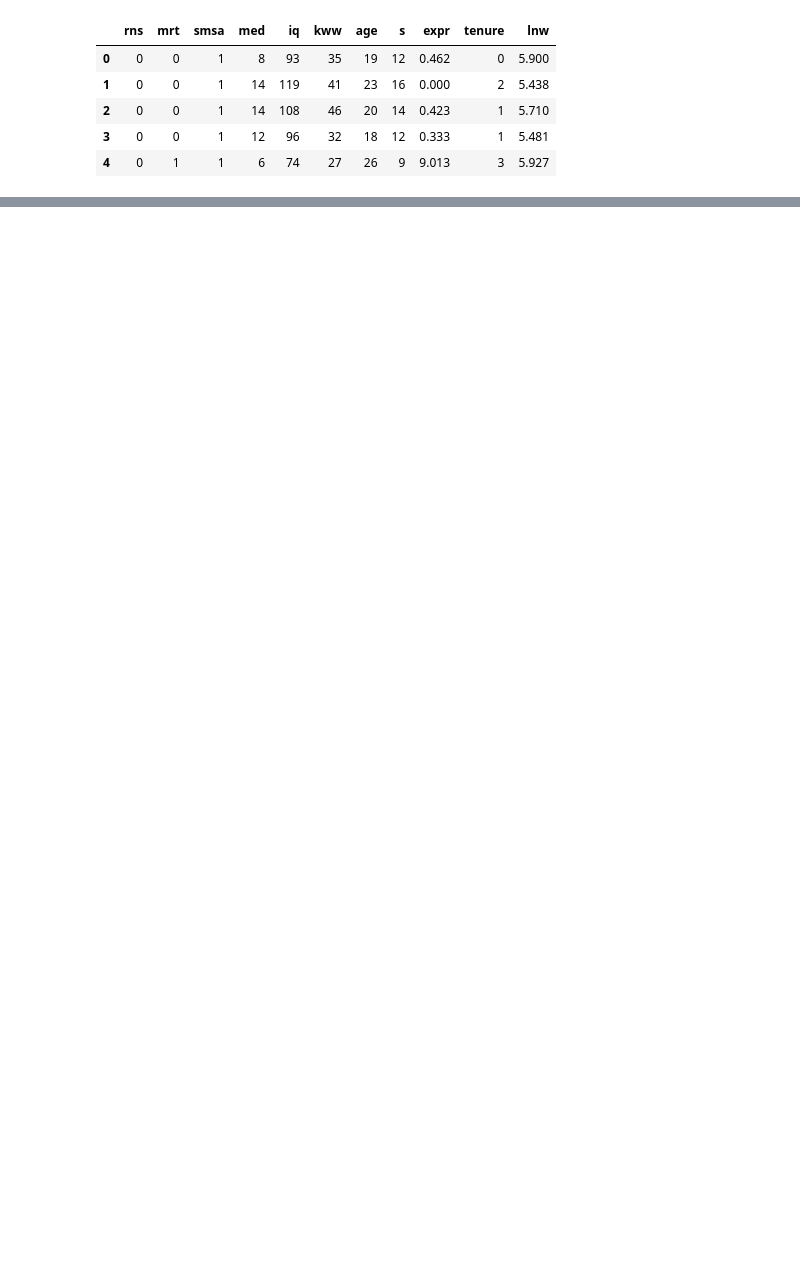
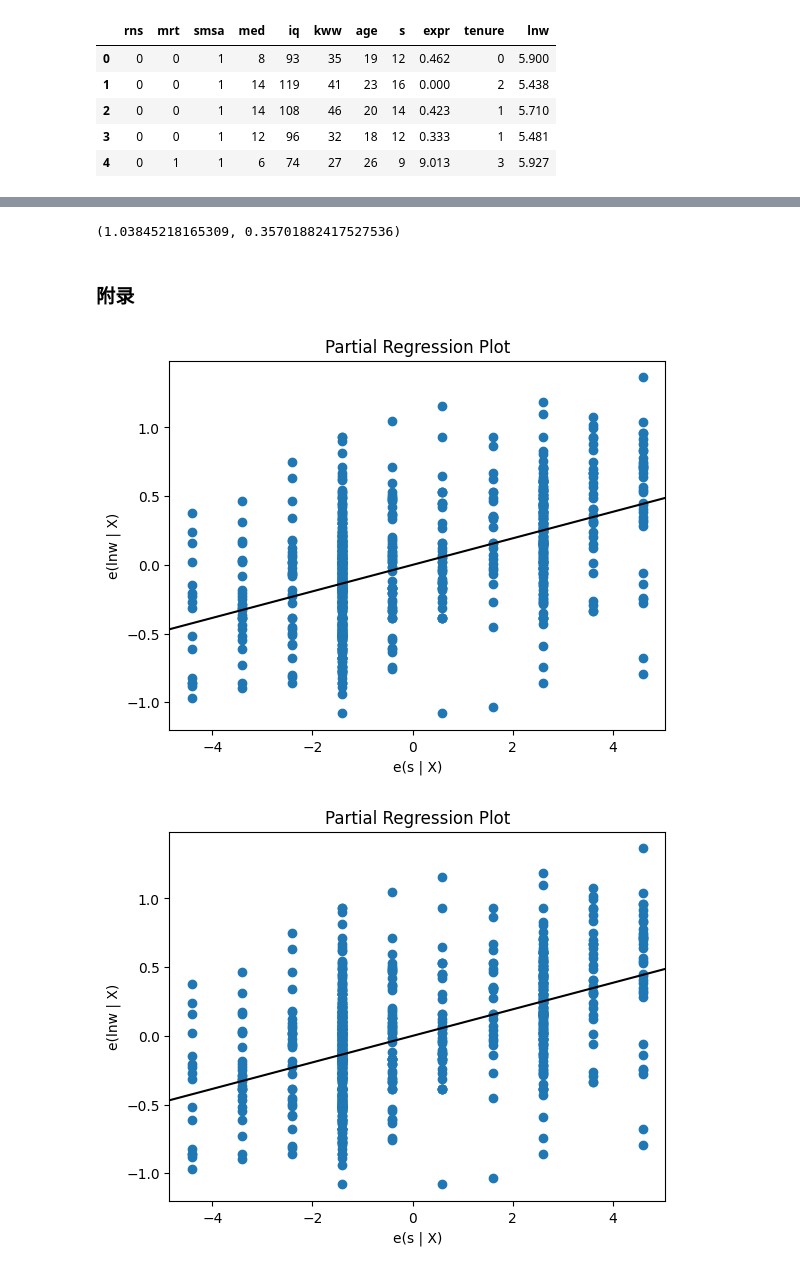
Before and after one commit to watalo/eco-stats, a Jupyter notebook: Econometrics_cq/1_Code/Chapter_04.ipynb, the cells around one changed output, grey strips where cells are left out. Drawn from its saved outputs; the diff is of its cells as text; code cells hidden in the pictures; blank space fills up the shorter version.

```diff
--- a/Econometrics_cq/1_Code/Chapter_04.ipynb
+++ b/Econometrics_cq/1_Code/Chapter_04.ipynb
@@ -45,0 +32,4 @@ grilic[['s','lnw']].head(10)
+# %%
+y = grilic['lnw']
+X = grilic[['s']]
+X_const = sm.add_constant(X) # 增加常数项
@@ -46,19 +61,6 @@ grilic[['s','lnw']].head(10)
 # %%
-# 3. 动机与模型
-# 动机：研究教育投资的回报率问题。
-# 模型：明瑟方程
-
-#
-# 一元线性回归模型只需要用到‘lnw’和‘s’两个字段
-
-X=grilic['s']
-y=grilic['lnw']
-X=sm.add_constant(X)
-
-
+# 不含常数项的一元线性回归模型
 model = sm.OLS(y,X)
 grilic_ols = model.fit()
-
-
 print(grilic_ols.summary())
 # %% [output]
@@ -95,0 +92,21 @@ sm.webdoc()
+# %%
+# rb = sm.stats.linear_rainbow(grilic)
+rb_const = sm.stats.linear_rainbow(grilic_ols_const)
+rb_const
+# %% [output]
+(1.03845218165309, 0.35701882417527536)
+# %% [markdown]
+### 附录
+# %%
+# 绘图可以更直观的看到样本回归线
+
+# 使用statsmodels 的 plot_partregress 函数绘制样本回归线
+sm.graphics.plot_partregress(endog='lnw',
+                             exog_i='s',
+                             exog_others=[ ],
+                             data=grilic,
+                             obs_labels=False # 不显示样本点的标签
+                             )
+# %% [output]
+[figure, added]
+[figure, added]
```
Also changed, not shown: parts of 16 cells of this notebook, 8 other files.
